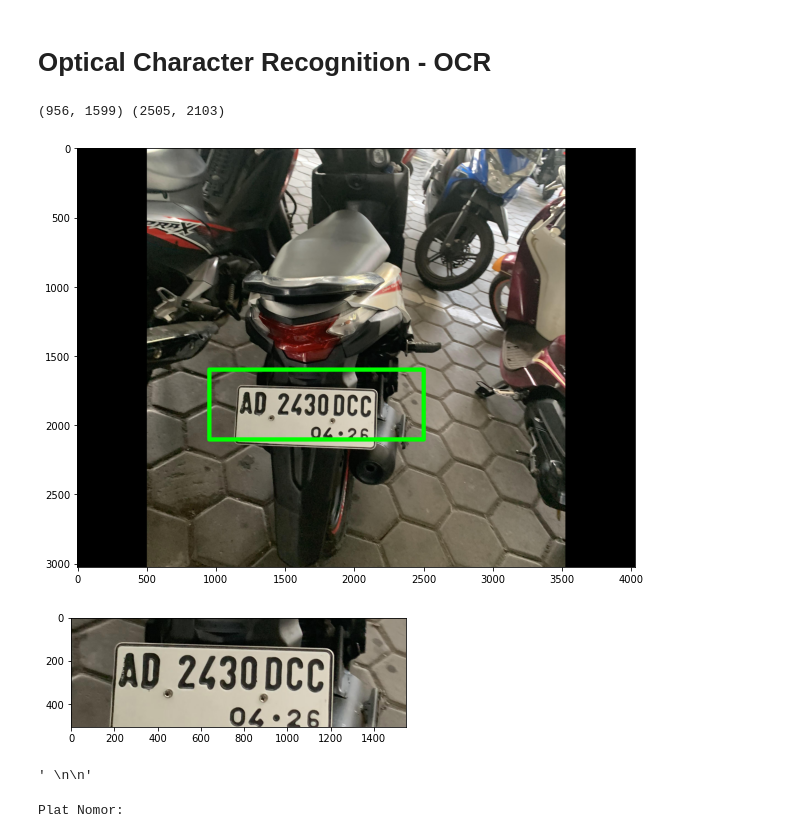
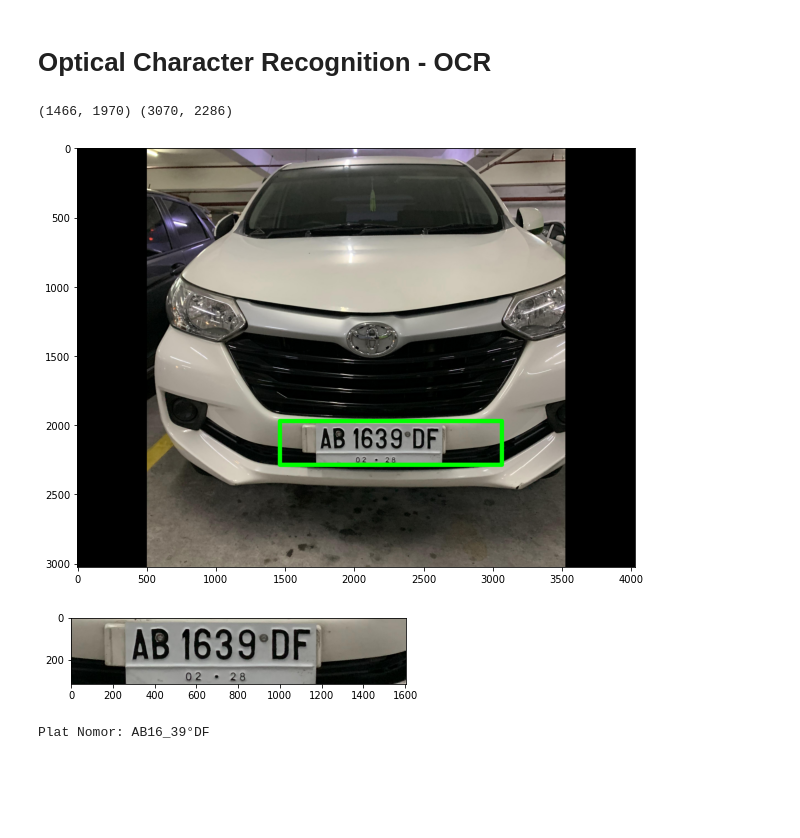
Before and after one commit to aqilwahid/Pengenal-Citra-Nomor-Kendaraan, a Jupyter notebook: Dataset/03_Make_Predictions.ipynb, the cells around one changed output. Drawn from its saved outputs; the diff is of its cells as text; code cells hidden in the pictures; blank space fills up the shorter version.

```diff
--- a/Dataset/03_Make_Predictions.ipynb
+++ b/Dataset/03_Make_Predictions.ipynb
@@ -138,15 +138,15 @@ import pytesseract as pt
 pt.pytesseract.tesseract_cmd = r'C:\Users\Aqil Wahid\AppData\Local\Tesseract-OCR\tesseract.exe'
 image_to_string = pt.pytesseract.tesseract_cmd
 # %%
-path = test_dir+'/K2_AD2430DCC.JPG'
+path = test_dir+'/K4_AB1639DF.JPG'
 image, cods = object_detection(path)
 
 plt.figure(figsize=(10,8))
 plt.imshow(image)
 plt.show()
 # %% [output]
-(956, 1599) (2505, 2103)
+(1466, 1970) (3070, 2286)
-[figure, old version]
+[figure, new version]
 # %%
 img = np.array(load_img(path))
 xmin,xmax,ymin,ymax = cods[0]
@@ -160,14 +160,10 @@ roi = img[ymin:ymax,xmin:xmax] # Region of Interest
 plt.imshow(roi)
 plt.show()
 # %% [output]
-[figure, old version]
+[figure, new version]
-# %%
-pt.image_to_string(roi)
-# %% [output]
-' \n\n'
 # %%
 # extract text from image
 text = pt.image_to_string(roi)
-print('Plat Nomor: ',text)
+print('Plat Nomor:',text)
 # %% [output]
-Plat Nomor:
+Plat Nomor: AB16_39°DF
```
